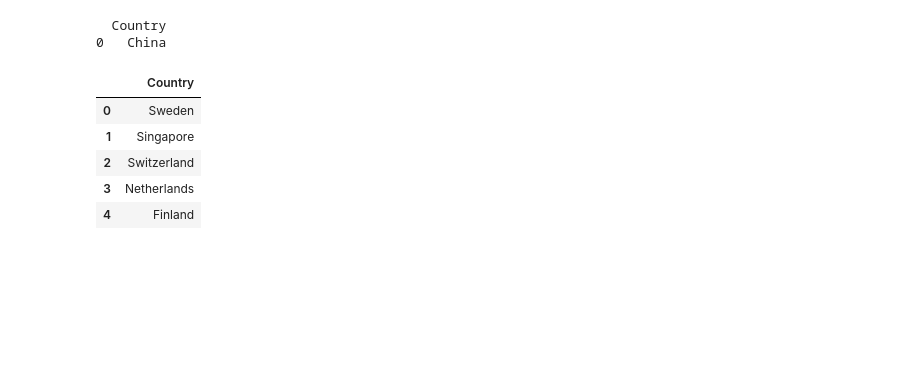
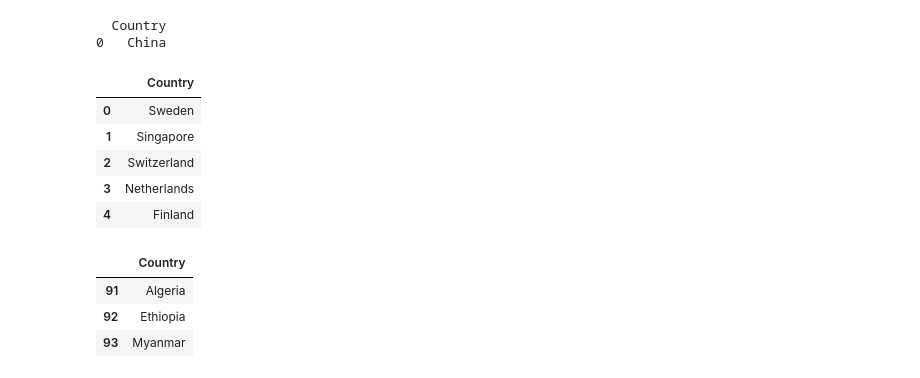
Before and after one commit to KenatSF/Electricity_Consumption, a Jupyter notebook: Exploratory_Analysis_1.ipynb, the cells around one changed output. Drawn from its saved outputs; the diff is of its cells as text; code cells hidden in the pictures; blank space fills up the shorter version.

```diff
--- a/Exploratory_Analysis_1.ipynb
+++ b/Exploratory_Analysis_1.ipynb
@@ -85,4 +85,7 @@ df_correlated.describe()
 # %%
 half_q3_Global_innovation_indices = (df_basic_stats.Global_innovation_indices.loc['75%'] + df_basic_stats.Global_innovation_indices.loc['max'])/2
 half_q3_Business_Sophistication = (df_basic_stats.Business_Sophistication.loc['75%'] + df_basic_stats.Business_Sophistication.loc['max'])/2
+# %%
+half_q1_Global_innovation_indices = (df_basic_stats.Global_innovation_indices.loc['25%'] + df_basic_stats.Global_innovation_indices.loc['min'])/2
+half_q1_Business_Sophistication = (df_basic_stats.Business_Sophistication.loc['25%'] + df_basic_stats.Business_Sophistication.loc['min'])/2
 # %%
@@ -147,3 +150,13 @@ df_advanced
 | 2 | Switzerland |
 | 3 | Netherlands |
 | 4 | Finland |
+# %%
+df_worst = df.loc[(df.Global_innovation_indices < half_q1_Global_innovation_indices)
+                     &
+                     (half_q1_Business_Sophistication > df.Business_Sophistication), ['Country']]
+df_worst
+# %% [output]
+|  | Country |
+| 91 | Algeria |
+| 92 | Ethiopia |
+| 93 | Myanmar |
```
Also changed, not shown: parts of 3 cells of this notebook.
